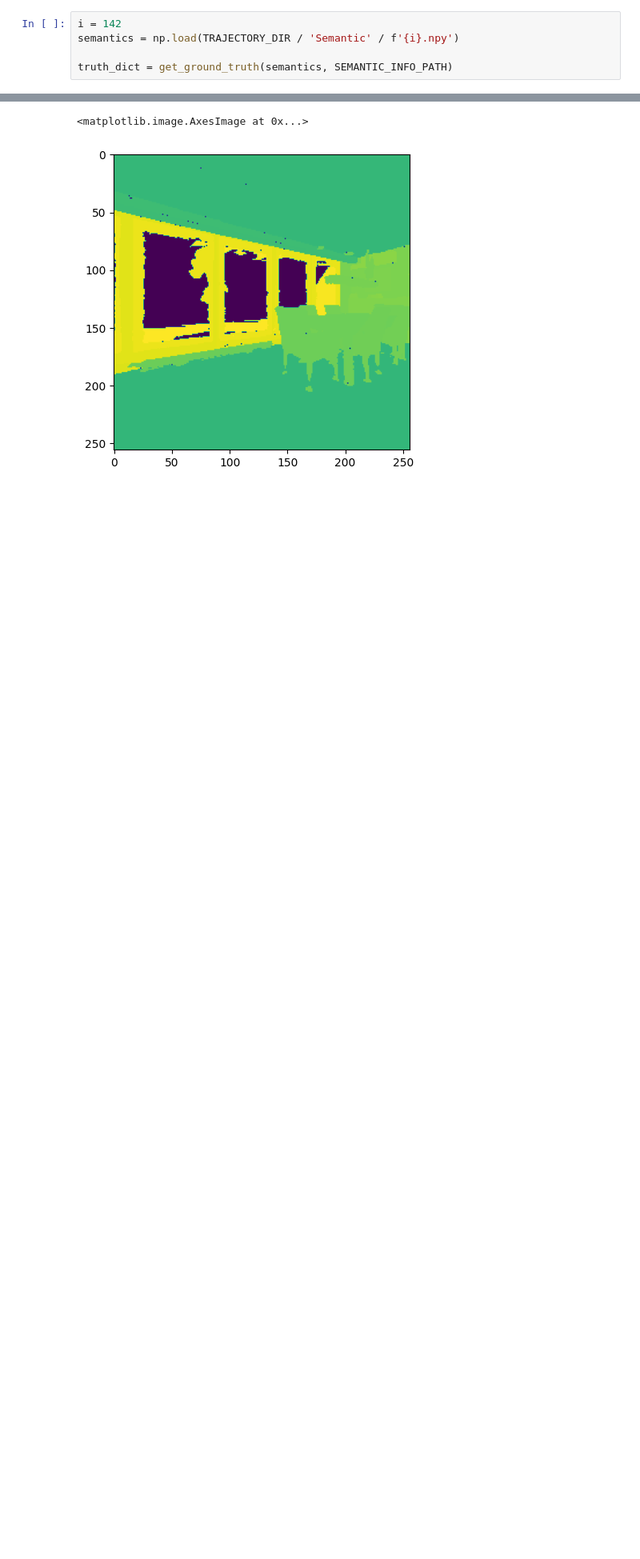
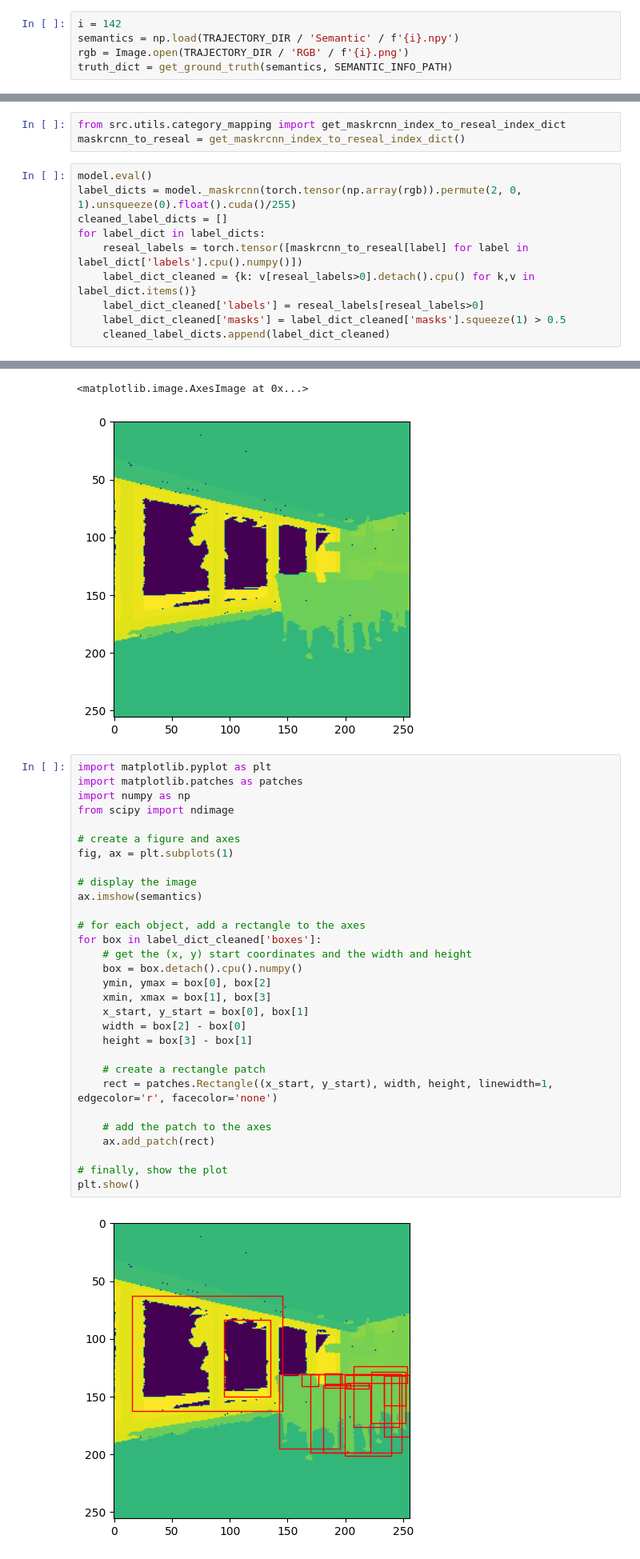
Before and after one commit to dtonderski/ReSEAL, a Jupyter notebook: notebooks/Groundtruth_generation.ipynb, the cells around one changed output, grey strips where cells are left out. Shown at 80% size. Drawn from its saved outputs; the diff is of its cells as text; blank space fills up the shorter version.

```diff
--- a/notebooks/Groundtruth_generation.ipynb
+++ b/notebooks/Groundtruth_generation.ipynb
@@ -24,5 +27,5 @@ SEMANTIC_INFO_PATH = (pathlib.Path('data') / 'raw' / 'train' / 'scene_datasets'
 # %%
 i = 142
 semantics = np.load(TRAJECTORY_DIR / 'Semantic' / f'{i}.npy')
-
+rgb = Image.open(TRAJECTORY_DIR / 'RGB' / f'{i}.png')
 truth_dict = get_ground_truth(semantics, SEMANTIC_INFO_PATH)
@@ -28,0 +46,13 @@ truth_dict = get_ground_truth(semantics, SEMANTIC_INFO_PATH)
+# %%
+from src.utils.category_mapping import get_maskrcnn_index_to_reseal_index_dict
+maskrcnn_to_reseal = get_maskrcnn_index_to_reseal_index_dict()
+# %%
+model.eval()
+label_dicts = model._maskrcnn(torch.tensor(np.array(rgb)).permute(2, 0, 1).unsqueeze(0).float().cuda()/255)
+cleaned_label_dicts = []
+for label_dict in label_dicts:
+    reseal_labels = torch.tensor([maskrcnn_to_reseal[label] for label in label_dict['labels'].cpu().numpy()])
+    label_dict_cleaned = {k: v[reseal_labels>0].detach().cpu() for k,v in label_dict.items()}
+    label_dict_cleaned['labels'] = reseal_labels[reseal_labels>0]
+    label_dict_cleaned['masks'] = label_dict_cleaned['masks'].squeeze(1) > 0.5
+    cleaned_label_dicts.append(label_dict_cleaned)
@@ -32,6 +67,38 @@ plt.imshow(semantics)
 # %% [output]
 <matplotlib.image.AxesImage at 0x...>
 [figure]
+# %%
+import matplotlib.pyplot as plt
+import matplotlib.patches as patches
+import numpy as np
+from scipy import ndimage
+
+# create a figure and axes
+fig, ax = plt.subplots(1)
+
+# display the image
+ax.imshow(semantics)
+
+# for each object, add a rectangle to the axes
+for box in label_dict_cleaned['boxes']:
+    # get the (x, y) start coordinates and the width and height
+    box = box.detach().cpu().numpy()
+    ymin, ymax = box[0], box[2]
+    xmin, xmax = box[1], box[3]
+    x_start, y_start = box[0], box[1]
+    width = box[2] - box[0]
+    height = box[3] - box[1]
+
+    # create a rectangle patch
+    rect = patches.Rectangle((x_start, y_start), width, height, linewidth=1, edgecolor='r', facecolor='none')
+
+    # add the patch to the axes
+    ax.add_patch(rect)
+
+# finally, show the plot
+plt.show()
+# %% [output]
+[figure, added]
 # %%
 import matplotlib.pyplot as plt
 import matplotlib.patches as patches
```
Also changed, not shown: parts of 6 cells of this notebook, 3 other files.
